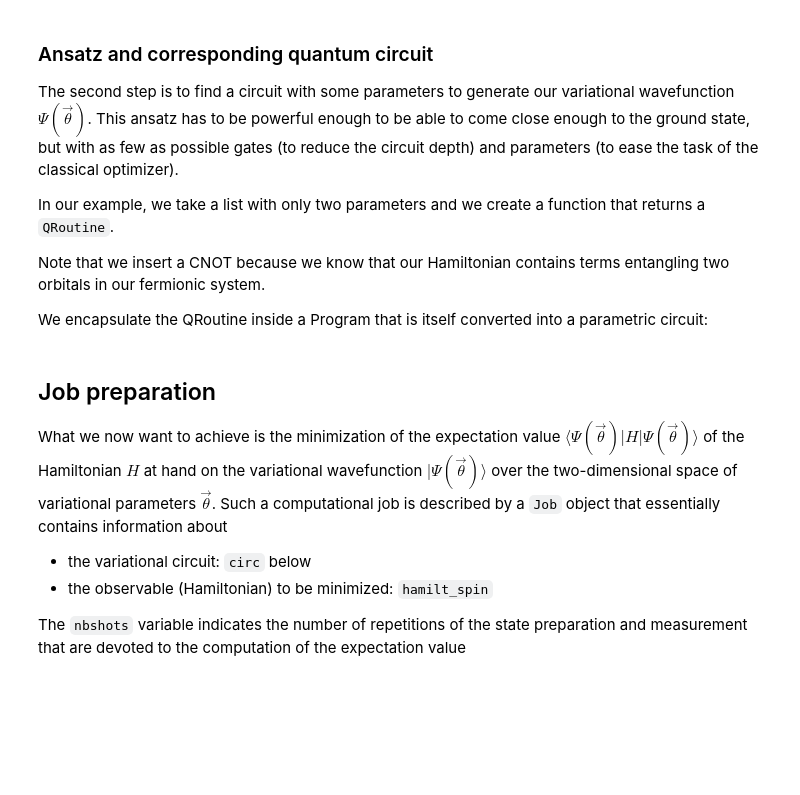
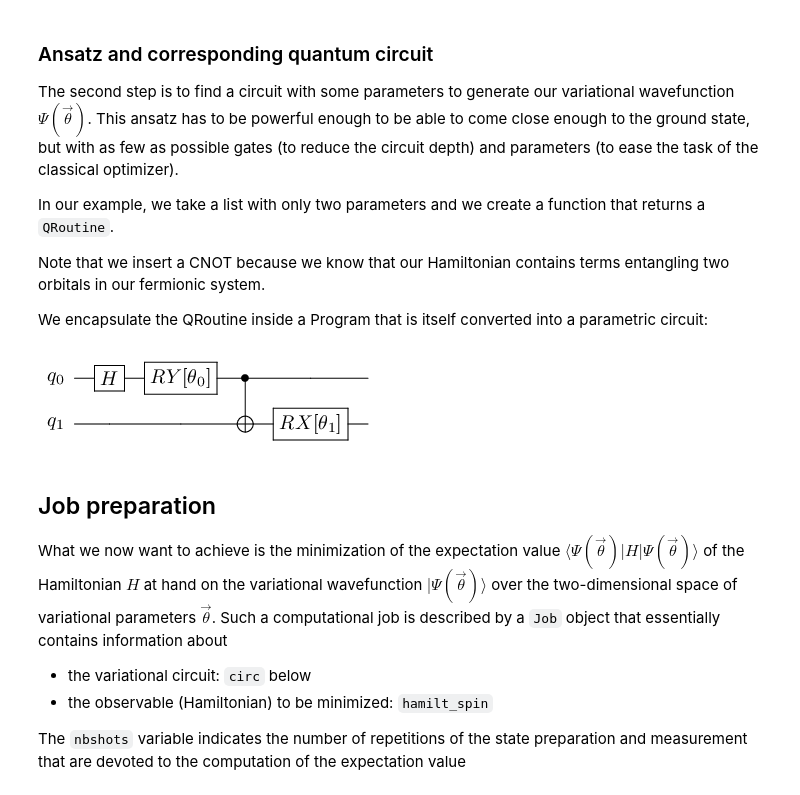
Before and after one commit to myQLM/myqlm-fermion, a Jupyter notebook: doc/notebooks/vqe_fermions.ipynb, the cells around one changed output. Drawn from its saved outputs; the diff is of its cells as text; code cells hidden in the pictures; blank space fills up the shorter version.

```diff
--- a/doc/notebooks/vqe_fermions.ipynb
+++ b/doc/notebooks/vqe_fermions.ipynb
@@ -49,23 +58,31 @@ Note that we insert a CNOT because we know that our Hamiltonian contains terms e
 We encapsulate the QRoutine inside a Program that is itself converted into a parametric circuit:
 # %%
 from qat.lang.AQASM import H, RX, RY, CNOT, QRoutine, Program
+
 
 def simple_circuit_with_two_parameters(theta):
     """Take a parameter theta and return the corresponding circuit"""
     Qrout = QRoutine()
     Qrout.apply(H, 0)
     Qrout.apply(RY(theta[0]), 0)
     Qrout.apply(CNOT, 0, 1)
     Qrout.apply(RX(theta[1]), 1)
     return Qrout
 
+
 prog = Program()
 reg = prog.qalloc(hamilt_spin.nbqbits)
-prog.apply(simple_circuit_with_two_parameters([prog.new_var(float, '\\theta_%s'%i)
-                                               for i in range(hamilt_spin.nbqbits)]), reg)
+prog.apply(
+    simple_circuit_with_two_parameters(
+        [prog.new_var(float, "\\theta_%s" % i) for i in range(hamilt_spin.nbqbits)]
+    ),
+    reg,
+)
 circ = prog.to_circ()
 
 circ.display()
+# %% [output]
+[figure, added]
 # %% [markdown]
 ## Job preparation
 
```
Also changed, not shown: parts of 10 cells of this notebook, 36 other files.
